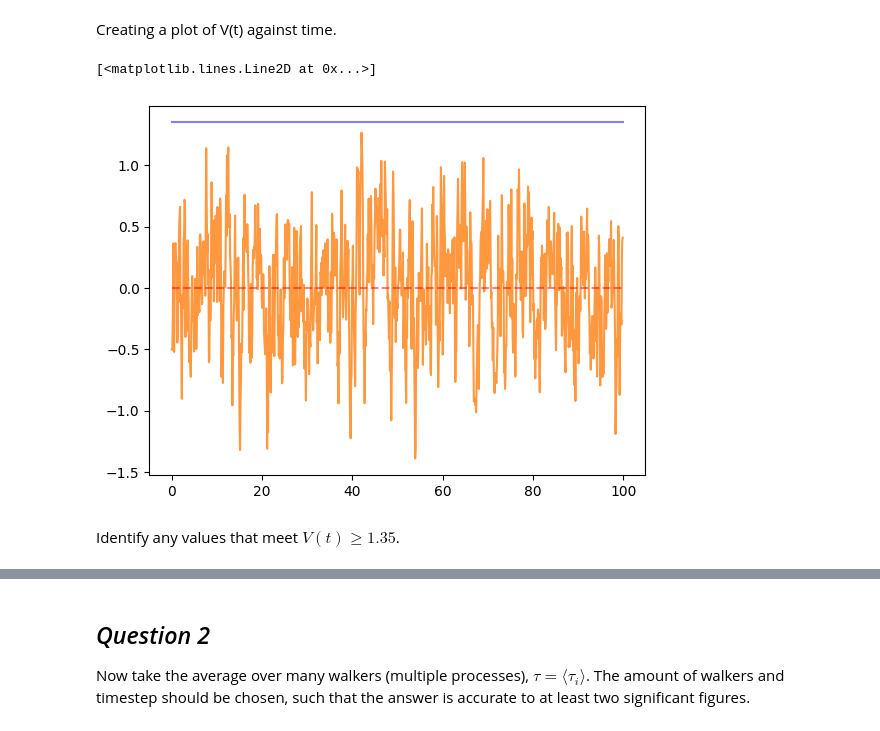
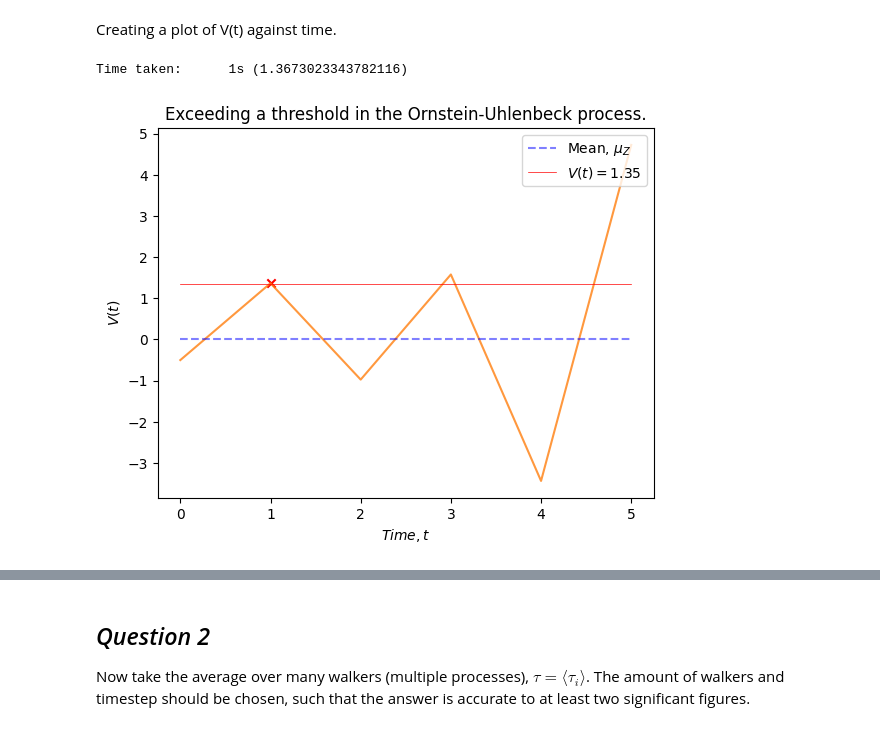
Before and after one commit to nashgabs/scaling-lamp, a Jupyter notebook: notebooks/sem_B.short_test3.ipynb, the cells around one changed output, grey strips where cells are left out. Saved outputs shown, nothing was run; the diff lists cells and outputs as text; code cells hidden in the pictures.

```diff
--- a/notebooks/sem_B.short_test3.ipynb
+++ b/notebooks/sem_B.short_test3.ipynb
@@ -14,10 +14,11 @@ $$\begin{align*}
 \Rightarrow &V(t+\Delta t)=(1-k\Delta t)V(t)+\sqrt{\Delta t}Z(t)
 \end{align*}$$
 # %%
+import sys
 import numpy as np
 import matplotlib.pyplot as plt
 
 '''PARAMS'''
-time, tstep = 100, 0.1
+time, tstep = 6, 1
 mu, sigma = 0, 1
 k=3
@@ -46,25 +41,47 @@ V_{i+1}=(1-k\Delta t)V_i+\sqrt{\Delta t}Z_i
 $$
 # %%
 '''ORNSTEIN-UHLENBECK PROCESS'''
-def ornsteinUhlenbeck(V,time,tstep,k):
+def ornsteinUhlenbeck(V, Z, time, tstep, k):
     sqrtTStep = np.sqrt(tstep)
     for i in range(1,round(time/tstep)):
         V[i] = 1-(k*tstep)
         V[i] *= V[i-1]
         V[i] += sqrtTStep*Z[i-1]
     return V
-V = ornsteinUhlenbeck(V,time,tstep,k)
+V = ornsteinUhlenbeck(V, Z, time, tstep, k)
 # %% [markdown]
 Creating a plot of V(t) against time.
 # %%
 '''PLOTTING'''
 fig, ax = plt.subplots()
 T = np.arange(0, time, tstep)
 ax.plot(T, V, color="C1", alpha=0.8, linestyle='-')
-ax.plot(T, T*0, color="r", alpha=0.5, linestyle='--', label=r'$Mean$')
-ax.plot(T, np.full((round(time/tstep),), 1.35), color="b", alpha=0.5, linestyle='-', label=r'$V(t)=1.35$')
+ax.plot(T, T*0, color="b", alpha=0.5, linestyle='--', label=r'Mean, $\mu_Z$')
+ax.plot(T, np.full((round(time/tstep),), 1.35), color="r", alpha=1, linestyle='-', linewidth=0.5, label=r'$V(t)=1.35$')
+
+
+'''Identify any values that meet V(t)>=1.35.'''
+def getThreshold(list,increment, axis):
+    loc = 0
+    i = 0
+    X = list.shape[0]
+    while(i < X):
+        if(list[i] >= 1.35):
+            axis.scatter(i*increment, list[i], color="r", marker='x', label='')
+            loc = i
+            i = X
+        i += 1
+    return loc
+overThreshold = getThreshold(V, tstep, ax)
+if(overThreshold):
+    print('Time taken:\t',str(overThreshold*tstep)+'s ('+str(V[overThreshold])+')')
+else:
+    print('None')
+ax.set_title('Exceeding a threshold in the Ornstein-Uhlenbeck process.')
+ax.set_xlabel(r'$Time, t$')
+ax.set_ylabel(r'$V(t)$')
+ax.legend(loc="upper right");
+#plt.ylim(-3,3);
 # %% [output]
-[<matplotlib.lines.Line2D at 0x...>]
+Time taken:      1s (1.3673023343782116)
-[figure, old version]
+[figure, new version]
-# %% [markdown]
-Identify any values that meet $V(t)\geq 1.35$.
```
Also changed, not shown: parts of 8 cells of this notebook.
